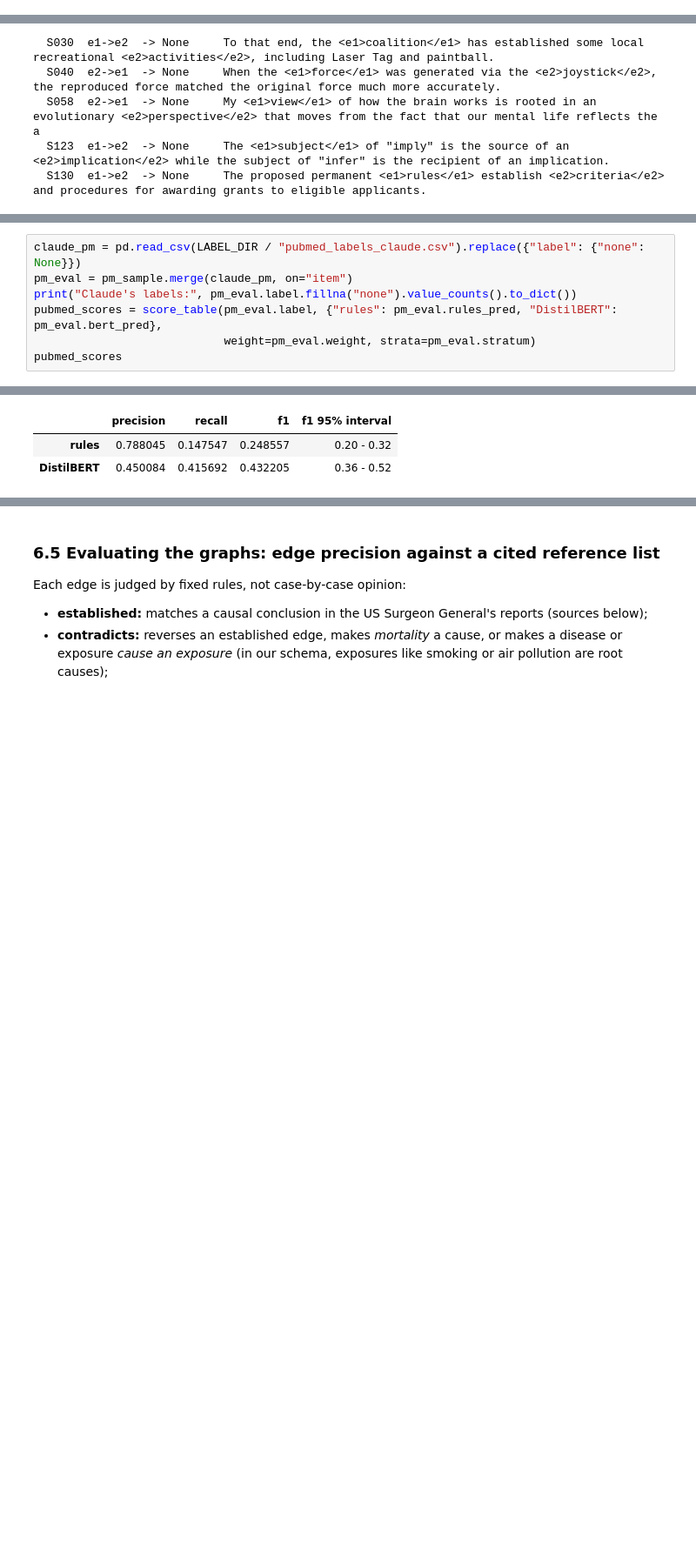
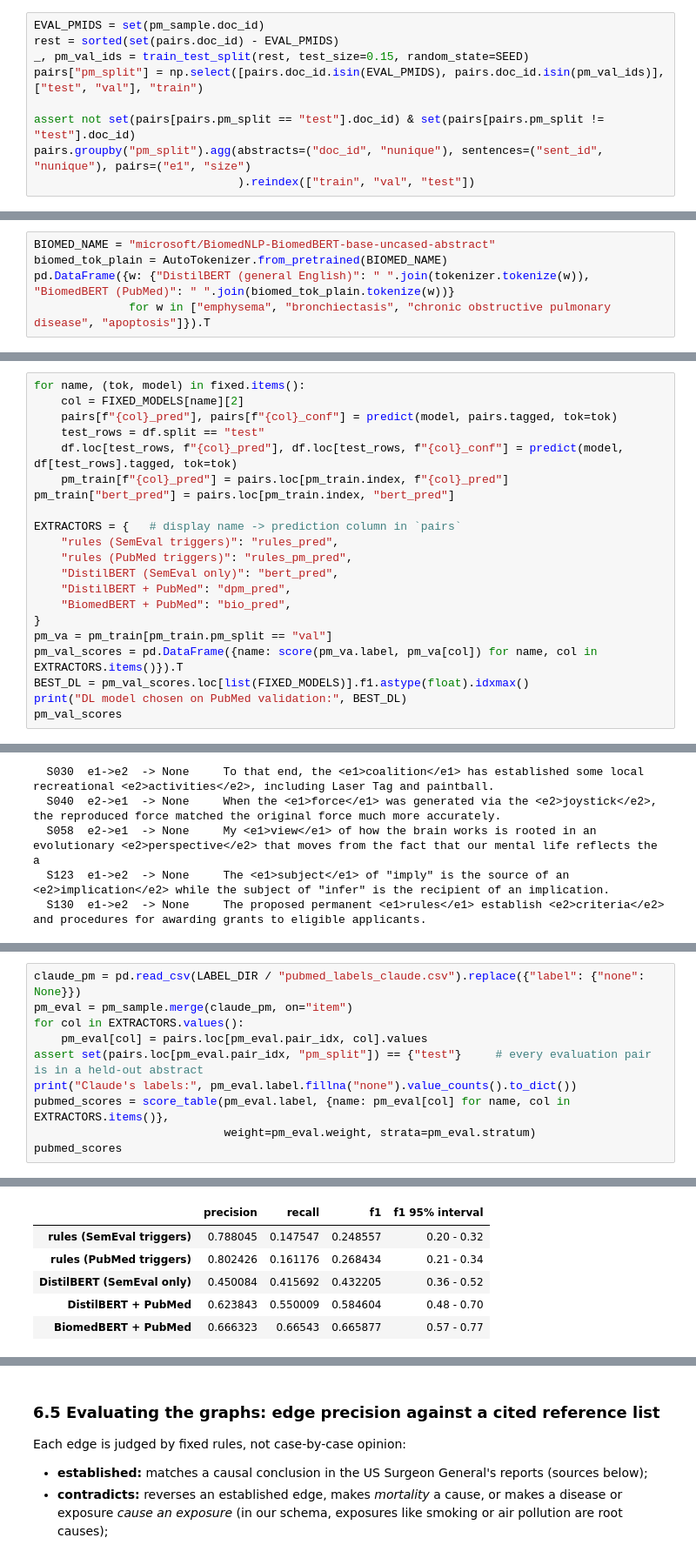
Before and after one commit to 111-DEBUG-111/Neuro-Symbolic-Causal-Inference-via-Language-Model-Knowledge-Extraction-and-Bayesian-Networks, a Jupyter notebook: causal_nlp.ipynb, the cells around one changed output, grey strips where cells are left out. Shown at 87% size. Saved outputs shown, nothing was run; the diff lists cells and outputs as text; blank space fills up the shorter version.

```diff
--- a/causal_nlp.ipynb
+++ b/causal_nlp.ipynb
@@ -1636,0 +1732,9 @@ a reference list of known causal facts, and a check of the causal queries.
+# %%
+EVAL_PMIDS = set(pm_sample.doc_id)
+rest = sorted(set(pairs.doc_id) - EVAL_PMIDS)
+_, pm_val_ids = train_test_split(rest, test_size=0.15, random_state=SEED)
+pairs["pm_split"] = np.select([pairs.doc_id.isin(EVAL_PMIDS), pairs.doc_id.isin(pm_val_ids)], ["test", "val"], "train")
+
+assert not set(pairs[pairs.pm_split == "test"].doc_id) & set(pairs[pairs.pm_split != "test"].doc_id)
+pairs.groupby("pm_split").agg(abstracts=("doc_id", "nunique"), sentences=("sent_id", "nunique"), pairs=("e1", "size")
+                              ).reindex(["train", "val", "test"])
@@ -1636,0 +1831,5 @@ a reference list of known causal facts, and a check of the causal queries.
+# %%
+BIOMED_NAME = "microsoft/BiomedNLP-BiomedBERT-base-uncased-abstract"
+biomed_tok_plain = AutoTokenizer.from_pretrained(BIOMED_NAME)
+pd.DataFrame({w: {"DistilBERT (general English)": " ".join(tokenizer.tokenize(w)), "BiomedBERT (PubMed)": " ".join(biomed_tok_plain.tokenize(w))}
+              for w in ["emphysema", "bronchiectasis", "chronic obstructive pulmonary disease", "apoptosis"]}).T
@@ -1636,0 +1942,21 @@ a reference list of known causal facts, and a check of the causal queries.
+# %%
+for name, (tok, model) in fixed.items():
+    col = FIXED_MODELS[name][2]
+    pairs[f"{col}_pred"], pairs[f"{col}_conf"] = predict(model, pairs.tagged, tok=tok)
+    test_rows = df.split == "test"
+    df.loc[test_rows, f"{col}_pred"], df.loc[test_rows, f"{col}_conf"] = predict(model, df[test_rows].tagged, tok=tok)
+    pm_train[f"{col}_pred"] = pairs.loc[pm_train.index, f"{col}_pred"]
+pm_train["bert_pred"] = pairs.loc[pm_train.index, "bert_pred"]
+
+EXTRACTORS = {   # display name -> prediction column in `pairs`
+    "rules (SemEval triggers)": "rules_pred",
+    "rules (PubMed triggers)": "rules_pm_pred",
+    "DistilBERT (SemEval only)": "bert_pred",
+    "DistilBERT + PubMed": "dpm_pred",
+    "BiomedBERT + PubMed": "bio_pred",
+}
+pm_va = pm_train[pm_train.pm_split == "val"]
+pm_val_scores = pd.DataFrame({name: score(pm_va.label, pm_va[col]) for name, col in EXTRACTORS.items()}).T
+BEST_DL = pm_val_scores.loc[list(FIXED_MODELS)].f1.astype(float).idxmax()
+print("DL model chosen on PubMed validation:", BEST_DL)
+pm_val_scores
@@ -1789,15 +2167,21 @@ Scores use the stratum weights from 6.1, so they estimate performance on all 6,0
 # %%
 claude_pm = pd.read_csv(LABEL_DIR / "pubmed_labels_claude.csv").replace({"label": {"none": None}})
 pm_eval = pm_sample.merge(claude_pm, on="item")
+for col in EXTRACTORS.values():
+    pm_eval[col] = pairs.loc[pm_eval.pair_idx, col].values
+assert set(pairs.loc[pm_eval.pair_idx, "pm_split"]) == {"test"}     # every evaluation pair is in a held-out abstract
 print("Claude's labels:", pm_eval.label.fillna("none").value_counts().to_dict())
-pubmed_scores = score_table(pm_eval.label, {"rules": pm_eval.rules_pred, "DistilBERT": pm_eval.bert_pred},
+pubmed_scores = score_table(pm_eval.label, {name: pm_eval[col] for name, col in EXTRACTORS.items()},
                             weight=pm_eval.weight, strata=pm_eval.stratum)
 pubmed_scores
 # %% [output]
 Claude's labels: {'none': 171, 'e1->e2': 103, 'e2->e1': 26}
 |  | precision | recall | f1 | f1 95% interval |
-| rules | 0.788045 | 0.147547 | 0.248557 | 0.20 - 0.32 |
-| DistilBERT | 0.450084 | 0.415692 | 0.432205 | 0.36 - 0.52 |
+| rules (SemEval triggers) | 0.788045 | 0.147547 | 0.248557 | 0.20 - 0.32 |
+| rules (PubMed triggers) | 0.802426 | 0.161176 | 0.268434 | 0.21 - 0.34 |
+| DistilBERT (SemEval only) | 0.450084 | 0.415692 | 0.432205 | 0.36 - 0.52 |
+| DistilBERT + PubMed | 0.623843 | 0.550009 | 0.584604 | 0.48 - 0.70 |
+| BiomedBERT + PubMed | 0.666323 | 0.66543 | 0.665877 | 0.57 - 0.77 |
 # %%
 def error_types(pred, gold, weight):
     pred, gold = pred.fillna("none"), gold.fillna("none")
```
Also changed, not shown: parts of 40 cells of this notebook, 3 other files.
